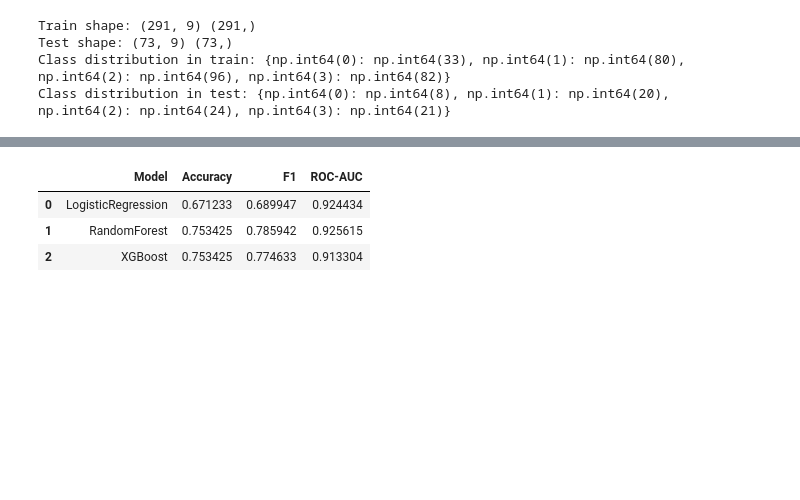
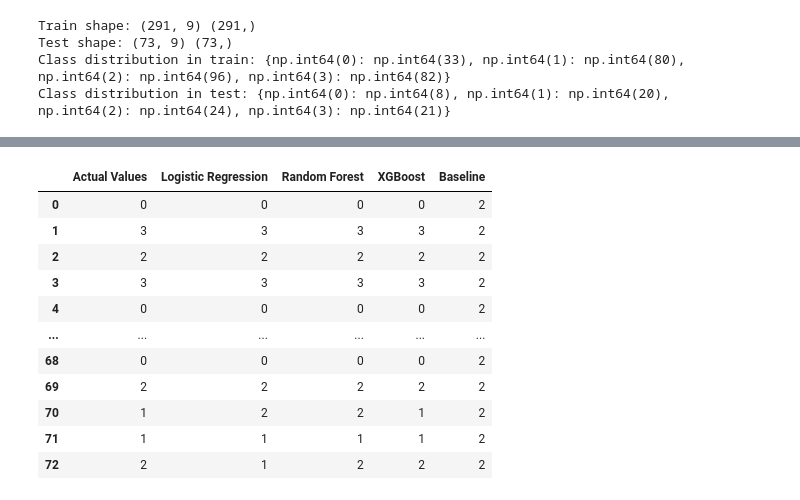
Before and after one commit to ricardo-abreu1/Route-25, a Jupyter notebook: Data_Process_categorical.ipynb, the cells around one changed output, grey strips where cells are left out. Saved outputs shown, nothing was run; the diff lists cells and outputs as text; code cells hidden in the pictures; blank space fills up the shorter version.

```diff
--- a/Data_Process_categorical.ipynb
+++ b/Data_Process_categorical.ipynb
@@ -137,14 +158,22 @@ Class distribution in test: {np.int64(0): np.int64(8), np.int64(1): np.int64(20)
 # %%
-# ============================
-# Baseline: Majority Class Accuracy
-# ============================
-
-# Create a dummy classifier that predicts the most frequent class
+# Dummy classifier
 baseline_clf = DummyClassifier(strategy='most_frequent')
 baseline_clf.fit(X_train, y_train)
 baseline_pred = baseline_clf.predict(X_test)
 
+# Accuracy
 baseline_acc = accuracy_score(y_test, baseline_pred)
+
+# F1 Score
+baseline_f1 = f1_score(y_test, baseline_pred, average='macro')
+
+# ROC-AUC
+baseline_prob = baseline_clf.predict_proba(X_test)
+y_test_bin = label_binarize(y_test, classes=[0, 1, 2, 3])
+baseline_roc_auc = roc_auc_score(y_test_bin, baseline_prob, average='macro', multi_class='ovr')
+
 print(f"Baseline (Majority Class) Accuracy: {baseline_acc:.4f}")
+print(f"Baseline F1 Score (Macro): {baseline_f1:.4f}")
+print(f"Baseline ROC-AUC (Macro): {baseline_roc_auc:.4f}")
 # %% [output]
 Baseline (Majority Class) Accuracy: 0.3288
@@ -151,29 +186,57 @@ Baseline (Majority Class) Accuracy: 0.3288
 # %%
-# Define models
+# Models
 models = {
-    'LogisticRegression': LogisticRegression(max_iter=1000, random_state=42),
-    'RandomForest': RandomForestClassifier(random_state=42),
-    'XGBoost': XGBClassifier(use_label_encoder=False, eval_metric='mlogloss', random_state=42)
+    'Logistic Regression': Pipeline([
+        ('scaler', StandardScaler()),
+        ('classifier', LogisticRegression(max_iter=1000, random_state=42))
+    ]),
+    'Random Forest': Pipeline([
+        ('classifier', RandomForestClassifier(random_state=42))
+    ]),
+    'XGBoost': Pipeline([
+        ('classifier', XGBClassifier(eval_metric='mlogloss', random_state=42))
+    ])
 }
 
 results = {}
 
-# Binarize y_test for ROC-AUC
 y_test_bin = label_binarize(y_test, classes=[0, 1, 2, 3])
+
+# Baseline metrics
+results['Baseline'] = {
+    'Accuracy': baseline_acc,
+    'F1': baseline_f1,
+    'ROC-AUC': baseline_roc_auc
+}
+
+predictions_df = pd.DataFrame({'Actual Values': y_test})
 
 for name, model in models.items():
     model.fit(X_train, y_train)
     y_pred = model.predict(X_test)
     y_prob = model.predict_proba(X_test)
 
+    # Add predictions for each model
+    predictions_df[name] = y_pred
+
+    # Metrics
     acc = accuracy_score(y_test, y_pred)
     f1 = f1_score(y_test, y_pred, average='macro')
     roc_auc = roc_auc_score(y_test_bin, y_prob, average='macro', multi_class='ovr')
+    precision = precision_score(y_test, y_pred, average='macro')
+    recall = recall_score(y_test, y_pred, average='macro')
 
-    results[name] = {'Accuracy': acc, 'F1': f1, 'ROC-AUC': roc_auc}
+    results[name] = {
+        'Accuracy': acc,
+        'Precision': precision,
+        'Recall': recall,
+        'F1': f1,
+        'ROC-AUC': roc_auc
+    }
 
-# Display results
-results_df = pd.DataFrame(results).T.reset_index()
-results_df.columns = ['Model', 'Accuracy', 'F1', 'ROC-AUC']
-results_df
+# Add baseline predictions
+predictions_df['Baseline'] = baseline_pred
+
+print("\nPredictions vs Actual:")
+predictions_df
 # %% [output]
@@ -183,4 +244,12 @@ Parameters: { "use_label_encoder" } are not used.
-|  | Model | Accuracy | F1 | ROC-AUC |
-| 0 | LogisticRegression | 0.671233 | 0.689947 | 0.924434 |
-| 1 | RandomForest | 0.753425 | 0.785942 | 0.925615 |
-| 2 | XGBoost | 0.753425 | 0.774633 | 0.913304 |
+|  | Actual Values | Logistic Regression | Random Forest | XGBoost | Baseline |
+| 0 | 0 | 0 | 0 | 0 | 2 |
+| 1 | 3 | 3 | 3 | 3 | 2 |
+| 2 | 2 | 2 | 2 | 2 | 2 |
+| 3 | 3 | 3 | 3 | 3 | 2 |
+| 4 | 0 | 0 | 0 | 0 | 2 |
+| ... | ... | ... | ... | ... | ... |
+| 68 | 0 | 0 | 0 | 0 | 2 |
+| 69 | 2 | 2 | 2 | 2 | 2 |
+| 70 | 1 | 2 | 2 | 1 | 2 |
+| 71 | 1 | 1 | 1 | 1 | 2 |
+| 72 | 2 | 1 | 2 | 2 | 2 |
```
Also changed, not shown: parts of 71 cells of this notebook, 6 other files.
